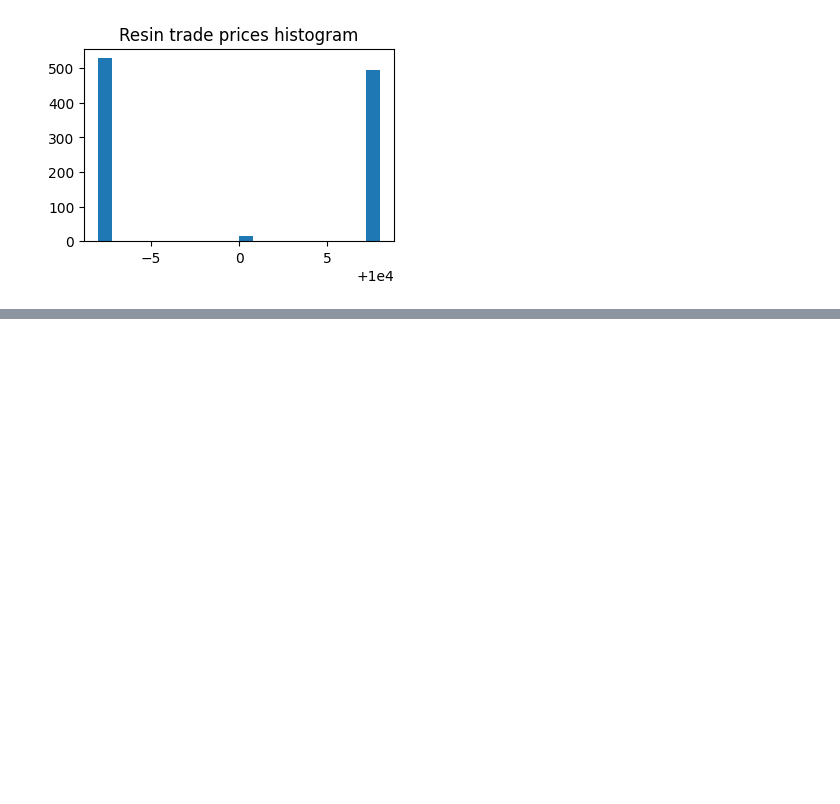
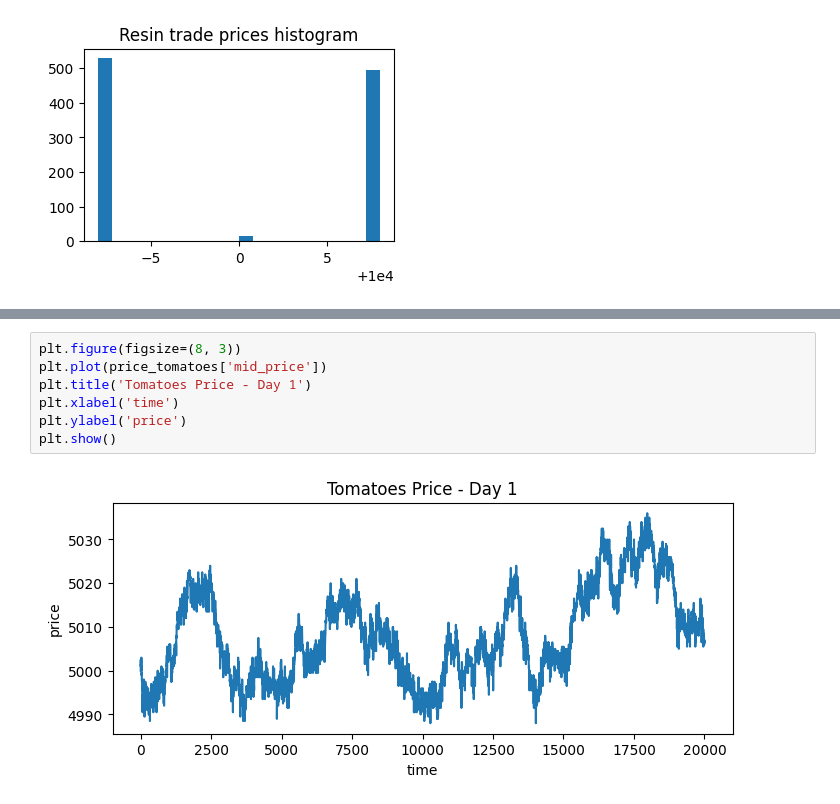
Before and after one commit to aemilani/imc-prosperity-4, a Jupyter notebook: notebooks/tutorial_round.ipynb, the cells around one changed output, grey strips where cells are left out. Cells and saved outputs as stored; diff of their text form; blank space fills up the shorter version.

```diff
--- a/notebooks/tutorial_round.ipynb
+++ b/notebooks/tutorial_round.ipynb
@@ -224,0 +98,9 @@ plt.show()
+# %%
+plt.figure(figsize=(8, 3))
+plt.plot(price_tomatoes['mid_price'])
+plt.title('Tomatoes Price - Day 1')
+plt.xlabel('time')
+plt.ylabel('price')
+plt.show()
+# %% [output]
+[figure, added]
```
Also changed, not shown: parts of 38 cells of this notebook, 4 other files.
